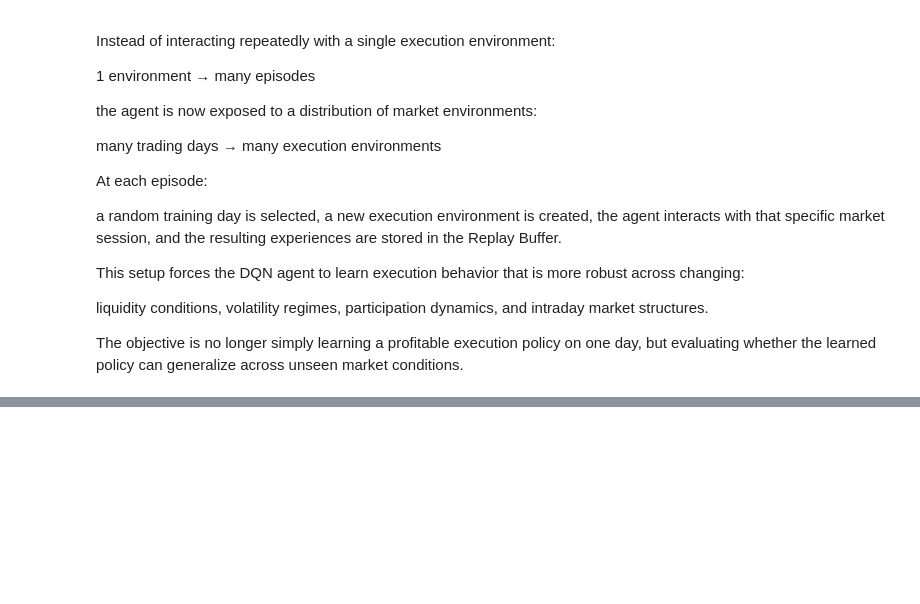
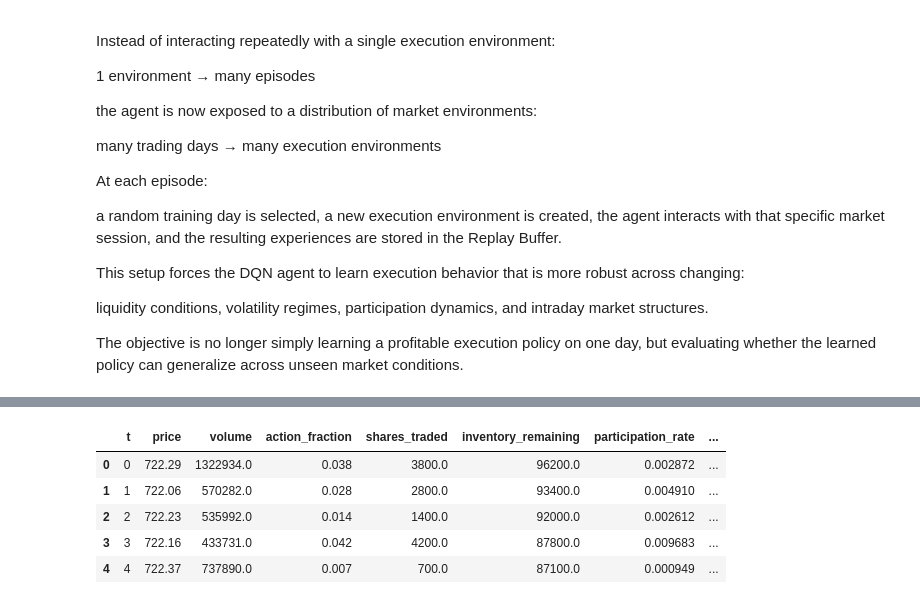
Before and after one commit to ADRIANVM117/data-science-portfolio, a Jupyter notebook: Optimal_execution_under_market_impact/notebooks/06_out_of_sample_generalization_and_robustness_analysis.ipynb, the cells around one changed output, grey strips where cells are left out. Cells and saved outputs as stored; diff of their text form; code cells hidden in the pictures; blank space fills up the shorter version.

```diff
--- a/Optimal_execution_under_market_impact/notebooks/06_out_of_sample_generalization_and_robustness_analysis.ipynb
+++ b/Optimal_execution_under_market_impact/notebooks/06_out_of_sample_generalization_and_robustness_analysis.ipynb
@@ -434,0 +656,34 @@ The objective is no longer simply learning a profitable execution policy on one
+# %%
+benchmark_test_histories = []
+
+for test_day in test_days:
+
+    df_day = get_day_data(
+        df_market_state,
+        test_day
+    )
+
+    history_benchmarks = run_benchmarks_on_day(
+        df_day=df_day,
+        state_features=state_features,
+        order_size=100_000
+    )
+
+    history_benchmarks["test_day"] = test_day
+
+    benchmark_test_histories.append(history_benchmarks)
+
+
+df_benchmarks_oos = pd.concat(
+    benchmark_test_histories,
+    ignore_index=True
+)
+
+df_benchmarks_oos.head()
+# %% [output]
+|  | t | price | volume | action_fraction | shares_traded | inventory_remaining | participation_rate | ... |
+| 0 | 0 | 722.29 | 1322934.0 | 0.038 | 3800.0 | 96200.0 | 0.002872 | ... |
+| 1 | 1 | 722.06 | 570282.0 | 0.028 | 2800.0 | 93400.0 | 0.004910 | ... |
+| 2 | 2 | 722.23 | 535992.0 | 0.014 | 1400.0 | 92000.0 | 0.002612 | ... |
+| 3 | 3 | 722.16 | 433731.0 | 0.042 | 4200.0 | 87800.0 | 0.009683 | ... |
+| 4 | 4 | 722.37 | 737890.0 | 0.007 | 700.0 | 87100.0 | 0.000949 | ... |
```
Also changed, not shown: parts of 16 cells of this notebook, 2 other files.
